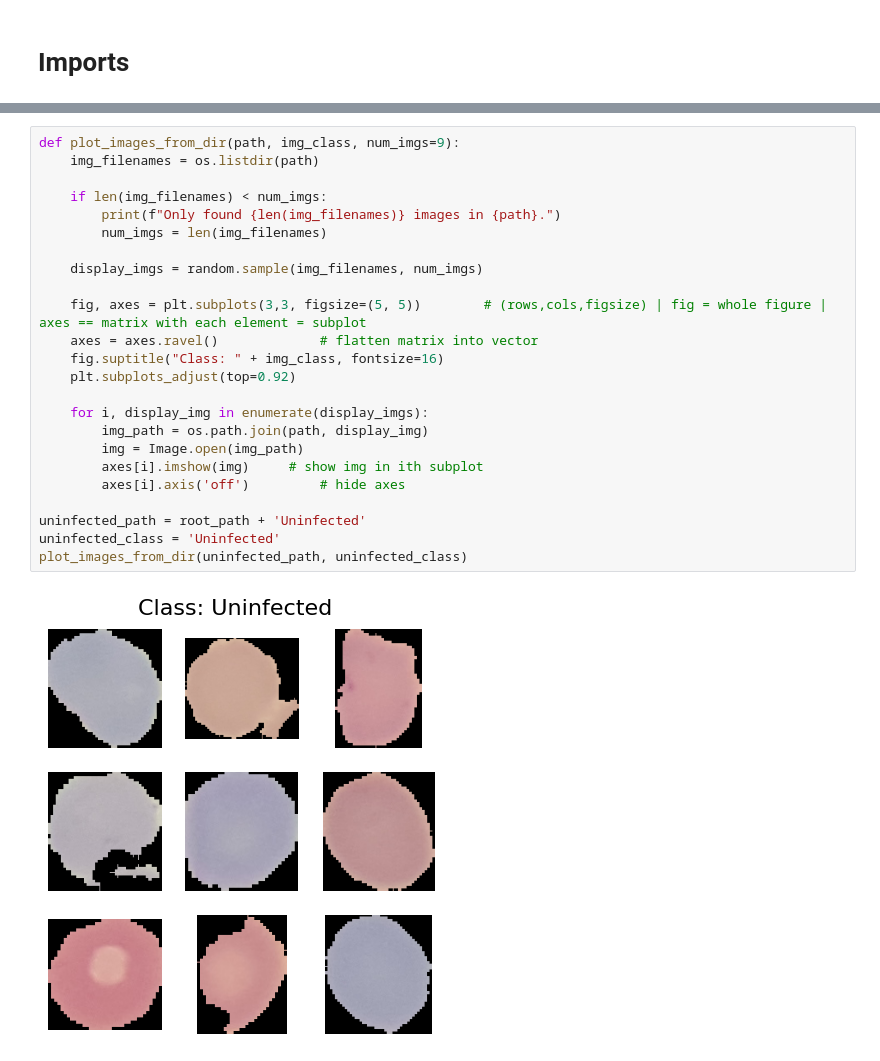
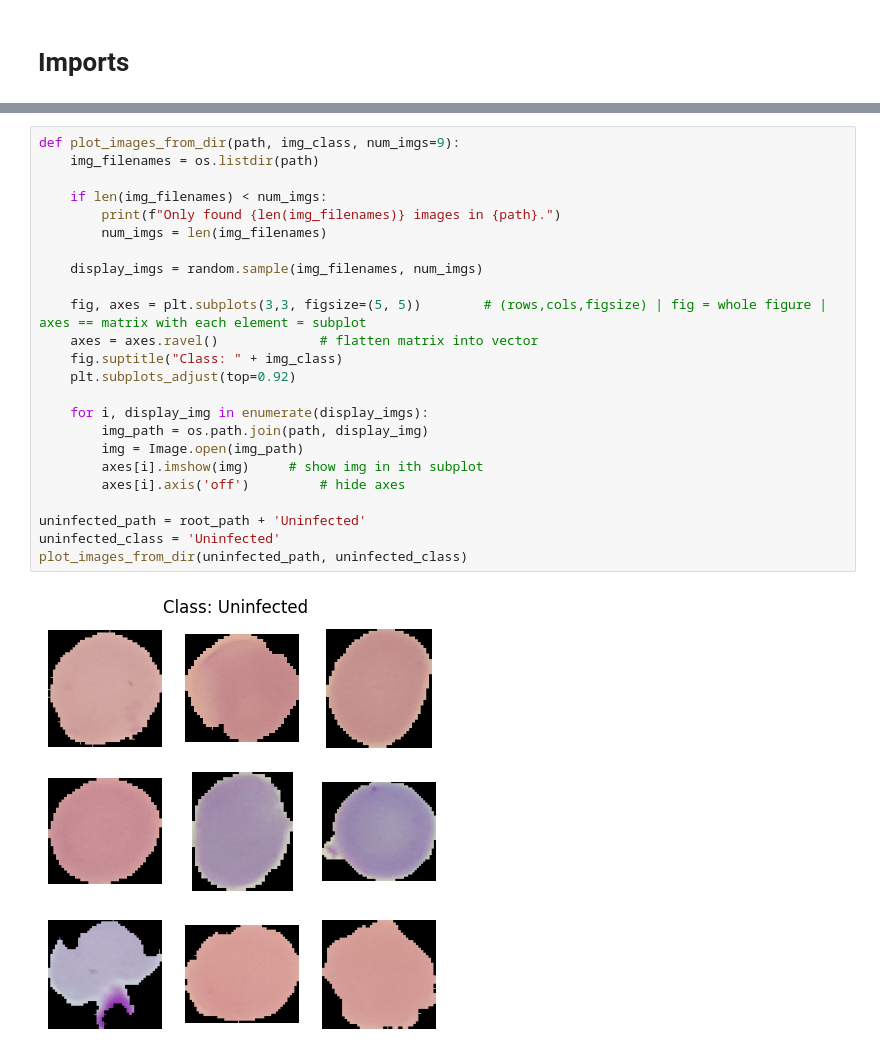
Before and after one commit to hasan5352/Image-Recognition, a Jupyter notebook: model.ipynb, the cells around one changed output, grey strips where cells are left out. Cells and saved outputs as stored; diff of their text form.

```diff
--- a/model.ipynb
+++ b/model.ipynb
@@ -40,29 +65,29 @@ Deleted folder: data/cell_images/cell_images
 # %%
 def plot_images_from_dir(path, img_class, num_imgs=9):
     img_filenames = os.listdir(path)
 
     if len(img_filenames) < num_imgs:
         print(f"Only found {len(img_filenames)} images in {path}.")
         num_imgs = len(img_filenames)
 
     display_imgs = random.sample(img_filenames, num_imgs)
 
     fig, axes = plt.subplots(3,3, figsize=(5, 5))        # (rows,cols,figsize) | fig = whole figure | axes == matrix with each element = subplot
     axes = axes.ravel()             # flatten matrix into vector
-    fig.suptitle("Class: " + img_class, fontsize=16)
+    fig.suptitle("Class: " + img_class)
     plt.subplots_adjust(top=0.92)
 
     for i, display_img in enumerate(display_imgs):
         img_path = os.path.join(path, display_img)
         img = Image.open(img_path)
         axes[i].imshow(img)     # show img in ith subplot
         axes[i].axis('off')         # hide axes
 
 uninfected_path = root_path + 'Uninfected'
 uninfected_class = 'Uninfected'
 plot_images_from_dir(uninfected_path, uninfected_class)
 # %% [output]
-[figure, old version]
+[figure, new version]
 # %%
 parasitized_path = root_path + 'Parasitized'
 parasitized_class = 'Parasitized'
```
Also changed, not shown: parts of 14 cells of this notebook.
